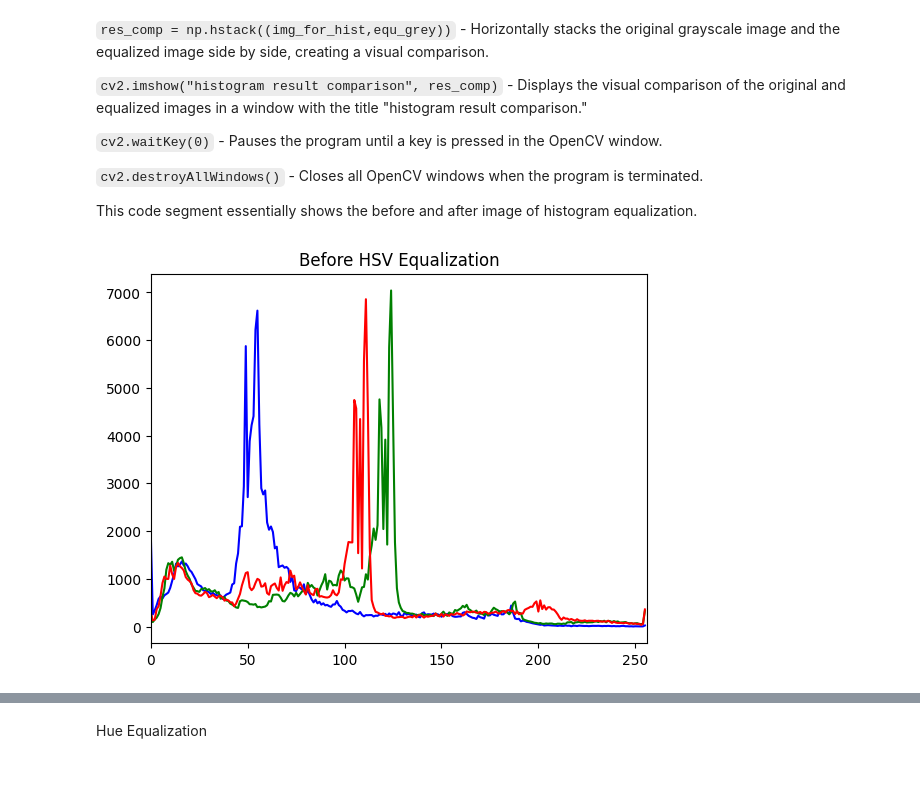
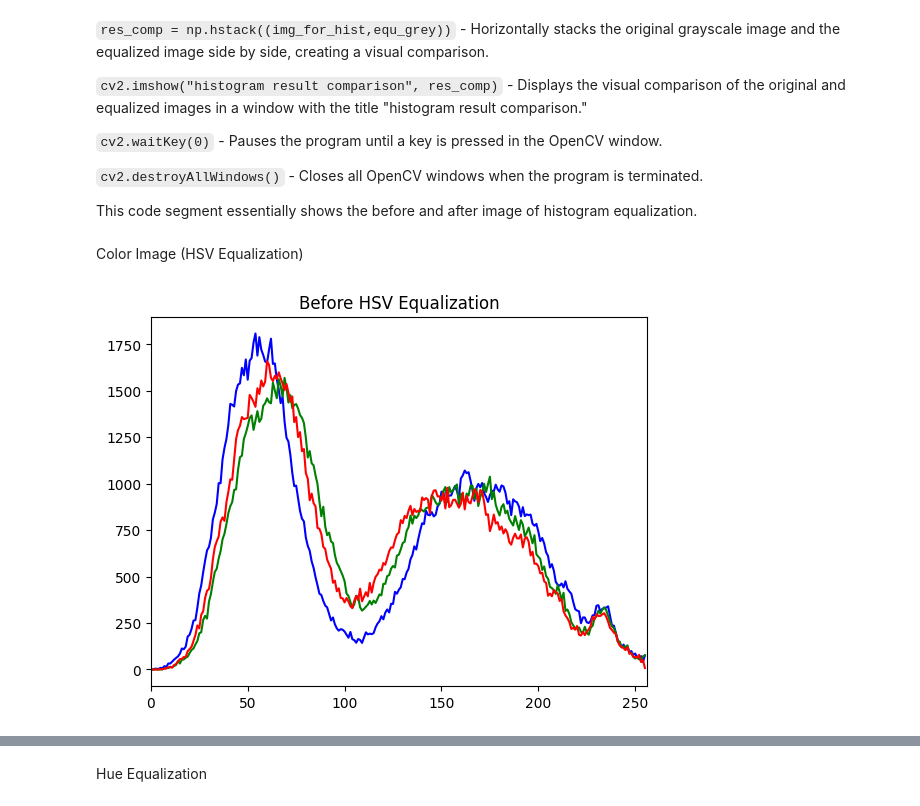
Before and after one commit to Programmer-Bose/MECE541, a Jupyter notebook: MECE541_LAB3.ipynb, the cells around one changed output, grey strips where cells are left out. Cells and saved outputs as stored; diff of their text form; code cells hidden in the pictures; blank space fills up the shorter version.

```diff
--- a/MECE541_LAB3.ipynb
+++ b/MECE541_LAB3.ipynb
@@ -134,5 +134,7 @@ Clipping input data to the valid range for imshow with RGB data ([0..1] for floa
 
  `cv2.destroyAllWindows()`
    - This line closes all OpenCV windows, including the "Transformed Image" window, when the program is done executing.
+# %%
+img_name = 'plato.jpg'
 # %% [markdown]
 **Histogram Equalization of an Image**
@@ -207,16 +211,18 @@ cv2.destroyAllWindows()
     - Closes all OpenCV windows when the program is terminated.
 
 This code segment essentially shows the before and after image of histogram equalization.
+# %% [markdown]
+Color Image (HSV Equalization)
 # %%
-col_img_hist = cv2.imread("ron.jpeg")
+col_img_hist = cv2.imread(img_name)
 color = ('b', 'g', 'r')
 for i, col in enumerate(color):
   histr = cv2.calcHist([col_img_hist], [i], None, [256], [0,256])
   plt.title("Before HSV Equalization")
   plt.plot(histr, color = col)
   plt.xlim([0,256])
 
 plt.show()
 # %% [output]
-[figure, old version]
+[figure, new version]
 # %% [markdown]
```
Also changed, not shown: parts of 13 cells of this notebook, 2 other files.
